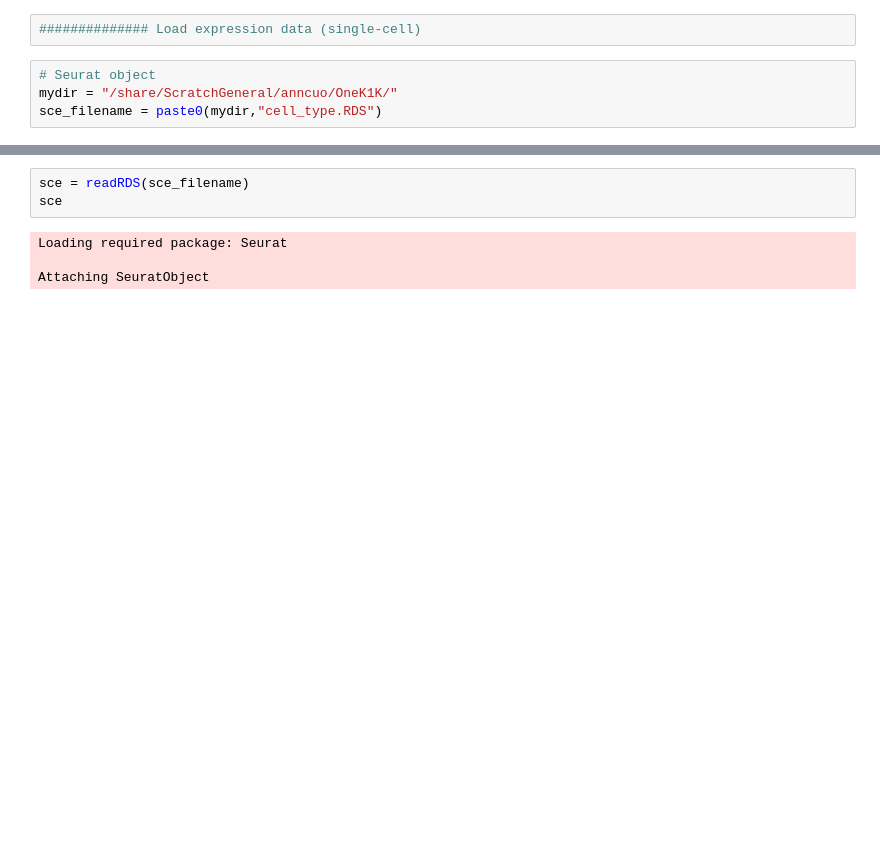
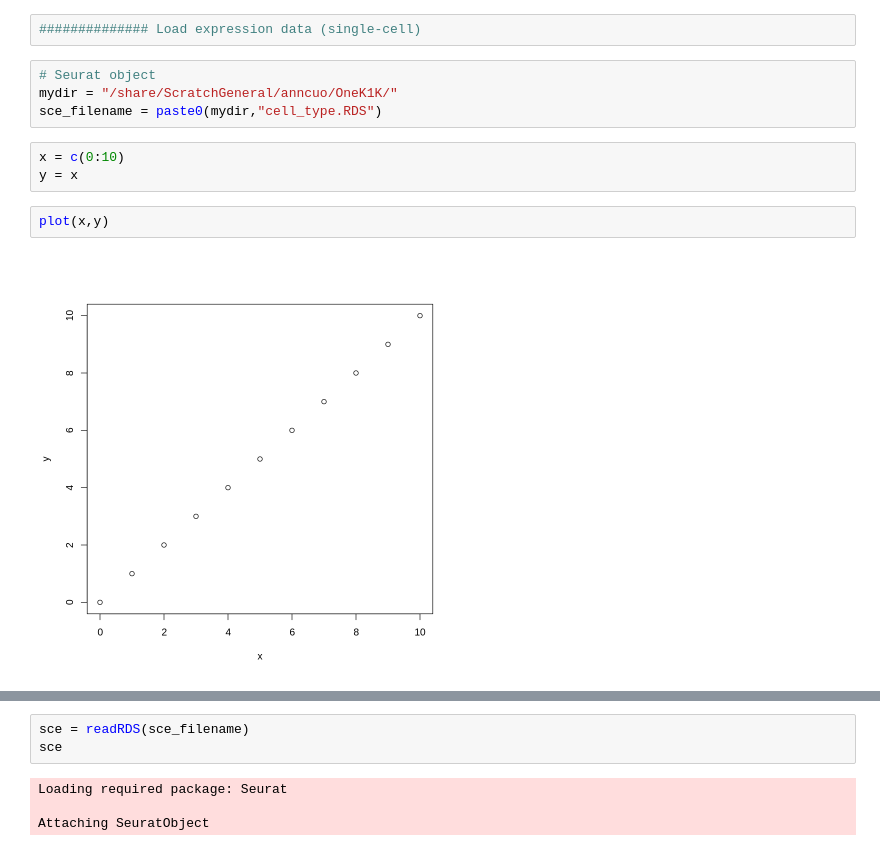
Before and after one commit to annacuomo/TenK10K_analyses, a Jupyter notebook: notebooks/Prepare_InputFiles_Bcells.ipynb, the cells around one changed output, grey strips where cells are left out. Saved outputs shown, nothing was run; the diff lists cells and outputs as text; blank space fills up the shorter version.

```diff
--- a/notebooks/Prepare_InputFiles_Bcells.ipynb
+++ b/notebooks/Prepare_InputFiles_Bcells.ipynb
@@ -7,3 +7,10 @@ library(ggplot2)
 # Seurat object
 mydir = "/share/ScratchGeneral/anncuo/OneK1K/"
 sce_filename = paste0(mydir,"cell_type.RDS")
+# %%
+x = c(0:10)
+y = x
+# %%
+plot(x,y)
+# %% [output]
+[figure, added]
```
Also changed, not shown: parts of 24 cells of this notebook, 5 other files.
